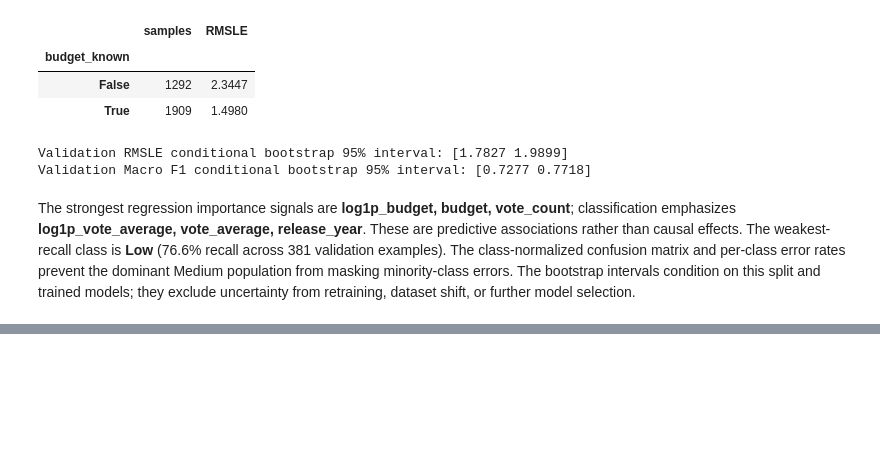
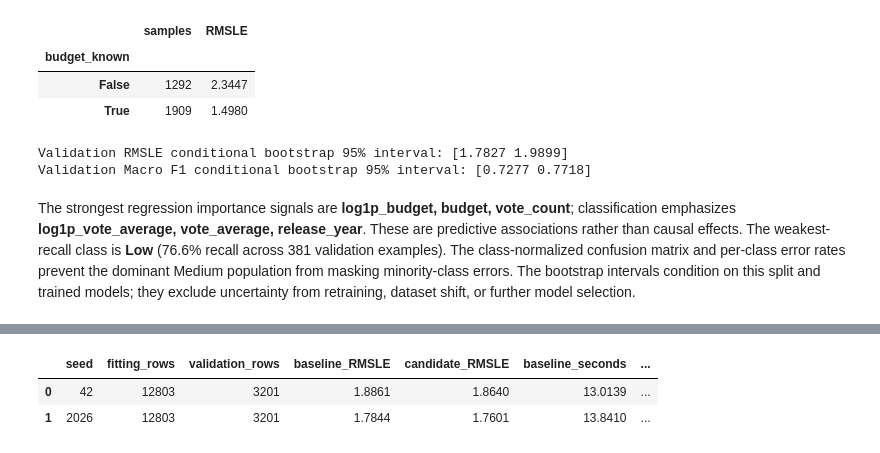
Before and after one commit to somayang1023750-hub/9321-ass3, a Jupyter notebook: z5429763.ipynb, the cells around one changed output, grey strips where cells are left out. Saved outputs shown, nothing was run; the diff lists cells and outputs as text; code cells hidden in the pictures; blank space fills up the shorter version.

```diff
--- a/z5429763.ipynb
+++ b/z5429763.ipynb
@@ -447,0 +431,90 @@ Final supplied-test Macro F1: 0.7413
+# %%
+# Reproduce final before/after comparisons using only data_args.train_file.
+import json
+from time import perf_counter
+def compare(train, seed):
+    fitting, validation = train_test_split(
+        np.arange(len(train)), test_size=0.2, random_state=seed, stratify=train.rating
+    )
+    target = np.log1p(train.revenue.to_numpy())
+    features = solution.preprocess(train)
+    started = perf_counter()
+    baseline = solution.make_regressor()
+    baseline.fit(
+        features.iloc[fitting],
+        target[fitting],
+        cat_features=solution.categorical_columns(features),
+    )
+    baseline_prediction = np.maximum(0, baseline.predict(features.iloc[validation]))
+    baseline_seconds = perf_counter() - started
+    started = perf_counter()
+    candidate = solution.RevenueRegressor().fit(train.iloc[fitting], target[fitting])
+    prediction = np.maximum(0, candidate.predict(train.iloc[validation]))
+    candidate_seconds = perf_counter() - started
+    error = (target[validation] - prediction) ** 2
+    baseline_error = (target[validation] - baseline_prediction) ** 2
+    rng = np.random.default_rng(42)
+    bootstrap, improvement = [], []
+    for _ in range(1000):
+        sample = rng.integers(0, len(validation), len(validation))
+        score = float(np.sqrt(error[sample].mean()))
+        bootstrap.append(score)
+        improvement.append(float(np.sqrt(baseline_error[sample].mean())) - score)
+    subgroups = {}
+    for name, mask in {
+        "budget_unknown": train.budget.iloc[validation].eq(0).to_numpy(),
+        "budget_known": train.budget.iloc[validation].gt(0).to_numpy(),
+        "revenue_le_1000": train.revenue.iloc[validation].le(1000).to_numpy(),
+        "revenue_gt_1000": train.revenue.iloc[validation].gt(1000).to_numpy(),
+    }.items():
+        subgroups[name] = dict(
+            rows=int(mask.sum()),
+            RMSLE=float(np.sqrt(error[mask].mean())),
+            squared_log_error_share=float(error[mask].sum() / error.sum()),
+        )
+    return dict(
+        seed=seed,
+        fitting_rows=len(fitting),
+        validation_rows=len(validation),
+        baseline_RMSLE=float(np.sqrt(baseline_error.mean())),
+        candidate_RMSLE=float(np.sqrt(error.mean())),
+        baseline_seconds=baseline_seconds,
+        candidate_seconds=candidate_seconds,
+        candidate_RMSLE_95_CI=np.quantile(bootstrap, [0.025, 0.975]).tolist(),
+        improvement_95_CI=np.quantile(improvement, [0.025, 0.975]).tolist(),
+        subgroups=subgroups,
+        cat_feature_importance=sorted(
+            [
+                dict(feature=name, importance=float(value))
+                for name, value in zip(
+                    candidate.cat_model.feature_names_,
+                    candidate.cat_model.feature_importances_,
+                )
+            ],
+            key=lambda row: row["importance"],
+            reverse=True,
+        )[:12],
+        lightgbm_feature_gain=sorted(
+            [
+                dict(feature=name, gain=float(value))
+                for name, value in zip(
+                    candidate.feature_names,
+                    candidate.lgb_model.booster_.feature_importance(
+                        importance_type="gain"
+                    ),
+                )
+            ],
+            key=lambda row: row["gain"],
+            reverse=True,
+        )[:12],
+    )
+regression_results = []
+for validation_seed in [42, 2026]:
+    result = compare(train, validation_seed)
+    regression_results.append(result)
+    print('Completed seed', validation_seed, 'baseline RMSLE:', round(result['baseline_RMSLE'], 6),
+          'ensemble RMSLE:', round(result['candidate_RMSLE'], 6))
+display(pd.DataFrame([{key: row[key] for key in ['seed', 'fitting_rows', 'validation_rows', 'baseline_RMSLE', 'candidate_RMSLE', 'baseline_seconds', 'candidate_seconds']} for row in regression_results]).round(4))
+Path('experiments').mkdir(exist_ok=True)
+Path('experiments/regression_results.json').write_text(json.dumps(regression_results, indent=2))
+# %% [output]
@@ -447,0 +523,3 @@ Final supplied-test Macro F1: 0.7413
+|  | seed | fitting_rows | validation_rows | baseline_RMSLE | candidate_RMSLE | baseline_seconds | ... |
+| 0 | 42 | 12803 | 3201 | 1.8861 | 1.8640 | 13.0139 | ... |
+| 1 | 2026 | 12803 | 3201 | 1.7844 | 1.7601 | 13.8410 | ... |
```
Also changed, not shown: parts of 10 cells of this notebook, 10 other files.
